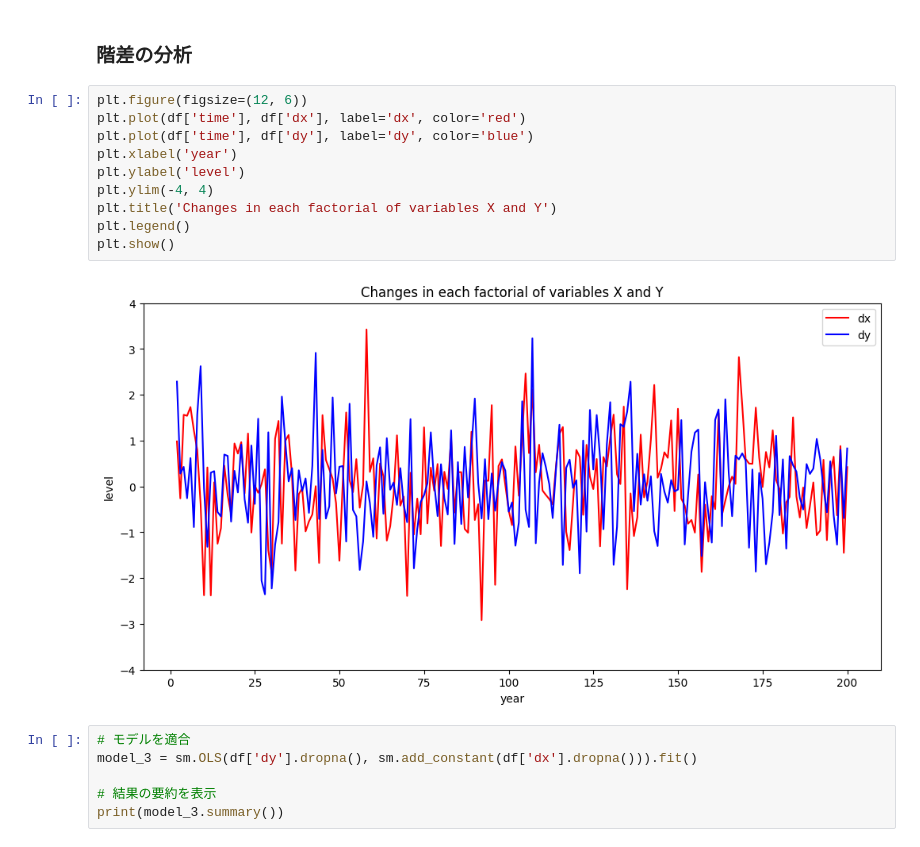
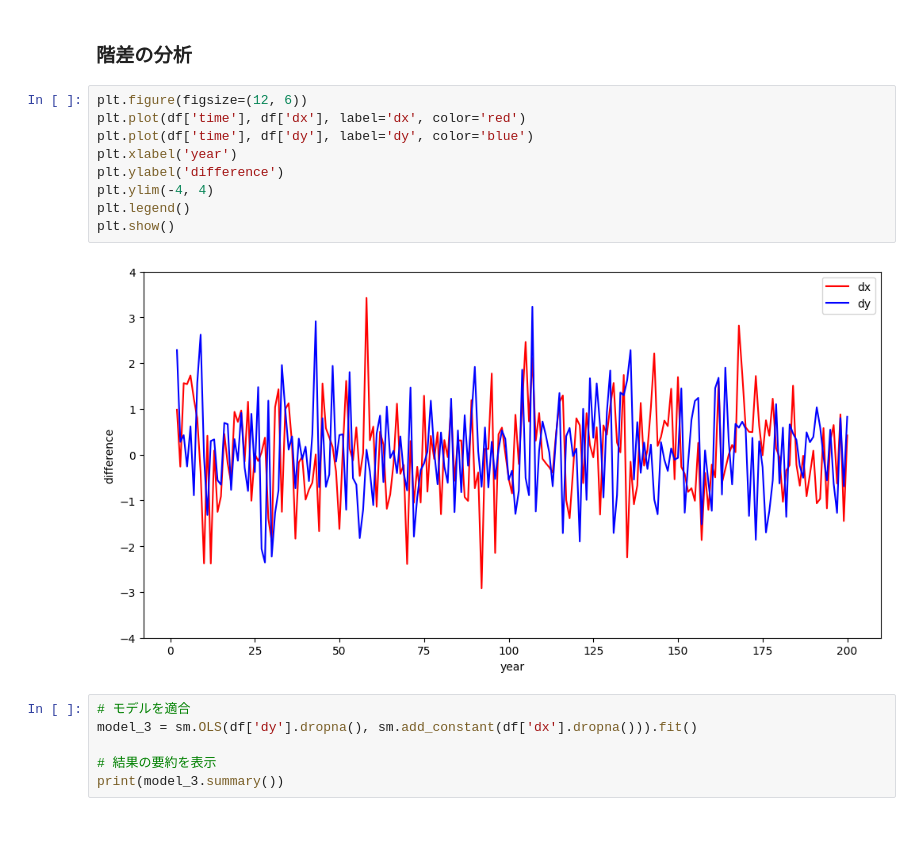
Before and after one commit to Keisei-Akiya/yabu-tomoyoshi-introductory-econometrics, a Jupyter notebook: src/python/spurious.ipynb, the cells around one changed output. Drawn from its saved outputs; the diff is of its cells as text.

```diff
--- a/src/python/spurious.ipynb
+++ b/src/python/spurious.ipynb
@@ -120,15 +120,14 @@ Notes:
 # %%
 plt.figure(figsize=(12, 6))
 plt.plot(df['time'], df['dx'], label='dx', color='red')
 plt.plot(df['time'], df['dy'], label='dy', color='blue')
 plt.xlabel('year')
-plt.ylabel('level')
+plt.ylabel('difference')
 plt.ylim(-4, 4)
-plt.title('Changes in each factorial of variables X and Y')
 plt.legend()
 plt.show()
 # %% [output]
-[figure, old version]
+[figure, new version]
 # %%
 # モデルを適合
 model_3 = sm.OLS(df['dy'].dropna(), sm.add_constant(df['dx'].dropna())).fit()
```
